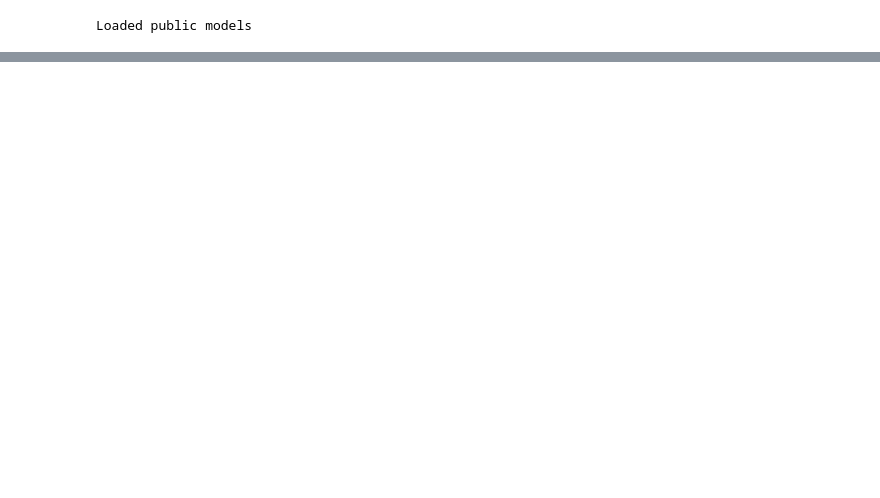
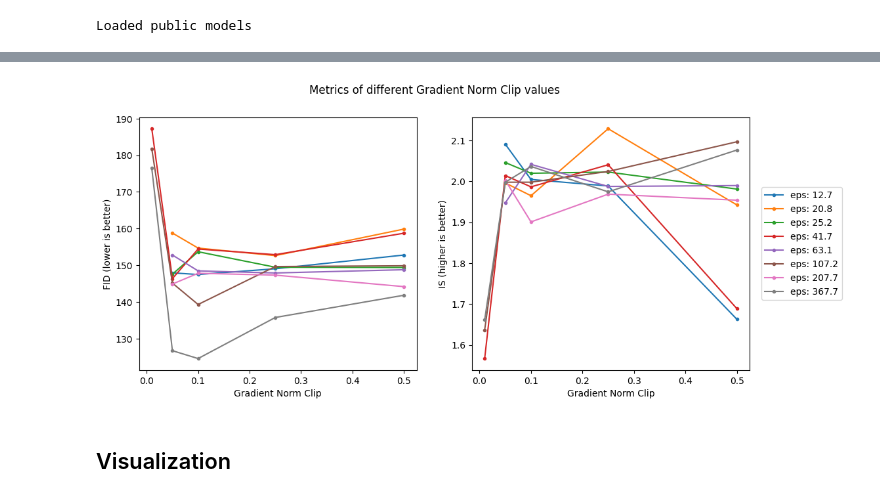
Before and after one commit to JasonTang99/p2, a Jupyter notebook: testing.ipynb, the cells around one changed output, grey strips where cells are left out. Drawn from its saved outputs; the diff is of its cells as text; code cells hidden in the pictures; blank space fills up the shorter version.

```diff
--- a/testing.ipynb
+++ b/testing.ipynb
@@ -680,0 +426,19 @@ len(fps)
+# %%
+# lines for different epsilons over x-axis: c_p and y-axis: FID and IS
+epsilons = df["epsilon"].unique()
+epsilons.sort()
+
+# Seperate by epsilon
+df_epsilons = []
+for epsilon in epsilons:
+    df_eps = df[df["epsilon"] == epsilon]
+
+    # group by c_p, find the lowest FID
+    df_best_cp_best = df_eps.groupby("c_p").apply(lambda x: x[x["FID"] == x["FID"].min()])
+    df_best_cp_best = df_best_cp_best.reset_index(drop=True)
+
+    # group by c_p, find the highest IS
+    df_best_cp_best_is = df_eps.groupby("c_p").apply(lambda x: x[x["IS"] == x["IS"].max()])
+    df_best_cp_best_is = df_best_cp_best_is.reset_index(drop=True)
+
+    df_epsilons.append((df_best_cp_best, df_best_cp_best_is))
@@ -680,0 +448,23 @@ len(fps)
+# %%
+# Plot FID vs c_p and IS vs c_p
+fig, ax = plt.subplots(1, 2, figsize=(12, 5))
+for i, (df_best_cp_best, df_best_cp_best_is) in enumerate(df_epsilons):
+    ax[0].plot(df_best_cp_best["c_p"], df_best_cp_best["FID"], label=f"eps: {epsilons[i]}", marker=".")
+    ax[1].plot(df_best_cp_best_is["c_p"], df_best_cp_best_is["IS"], label=f"eps: {epsilons[i]}", marker=".")
+
+ax[0].set_xlabel("Gradient Norm Clip")
+ax[0].set_ylabel("FID (lower is better)")
+
+ax[1].set_xlabel("Gradient Norm Clip")
+ax[1].set_ylabel("IS (higher is better)")
+
+# 1 legend to the right of both plots (outside of the plots)
+ax[1].legend(loc="center right", bbox_to_anchor=(2.55, 0.5), bbox_transform=ax[0].transAxes)
+
+fig.suptitle("Metrics of different Gradient Norm Clip values")
+plt.savefig(f"{save_fp}/c_p.png", bbox_inches='tight', pad_inches=0.25)
+plt.show()
+# %% [output]
+[figure, added]
+# %% [markdown]
+## Visualization
```
Also changed, not shown: parts of 67 cells of this notebook, 23 other files.
